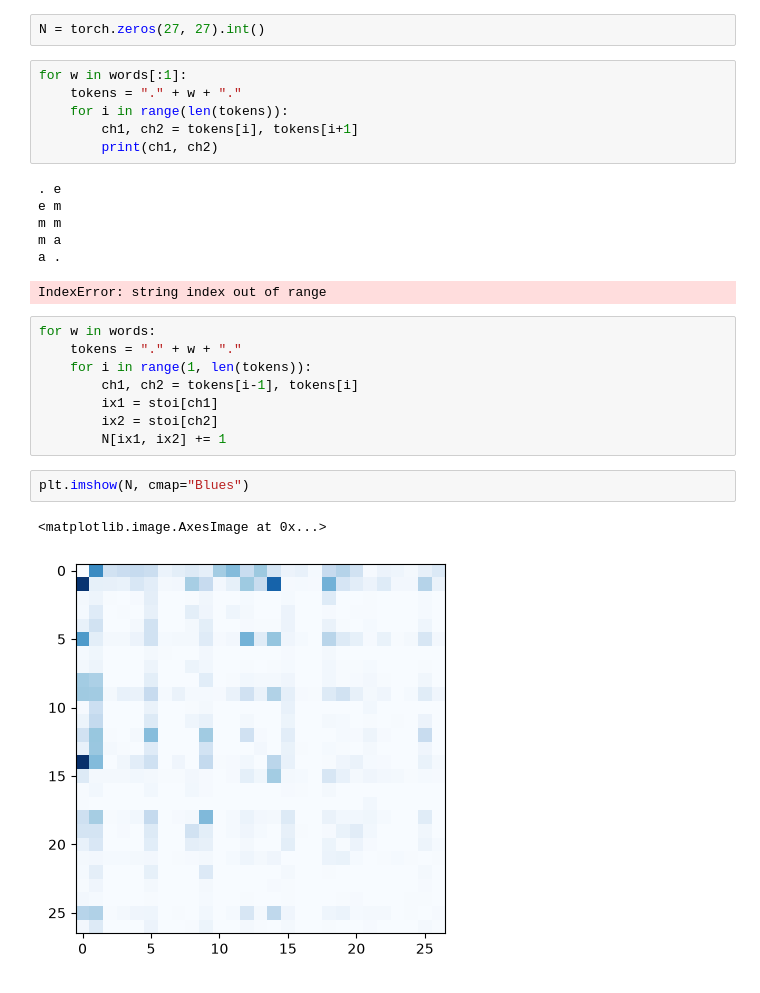
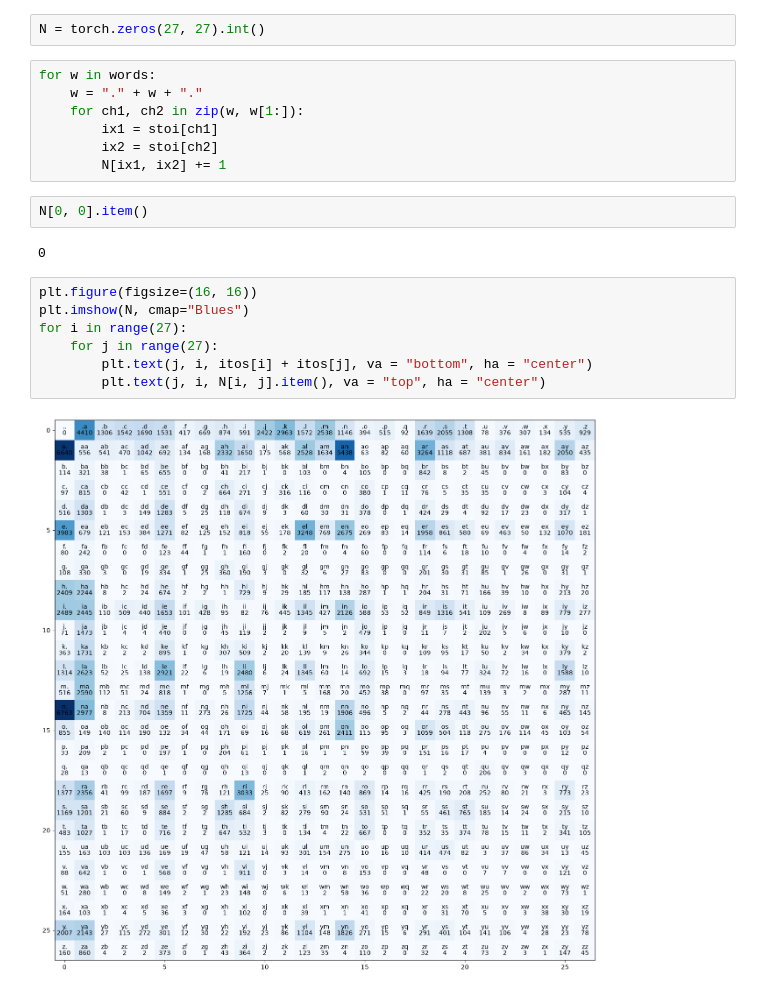
Before and after one commit to syncrodazt/micrograd-from-scratch, a Jupyter notebook: makemore/build-makemore-01.ipynb, the cells around one changed output. Drawn from its saved outputs; the diff is of its cells as text.

```diff
--- a/makemore/build-makemore-01.ipynb
+++ b/makemore/build-makemore-01.ipynb
@@ -48,29 +48,23 @@ import matplotlib.pyplot as plt
 %matplotlib inline
 # %%
 N = torch.zeros(27, 27).int()
-# %%
-for w in words[:1]:
-    tokens = "." + w + "."
-    for i in range(len(tokens)):
-        ch1, ch2 = tokens[i], tokens[i+1]
-        print(ch1, ch2)
-# %% [output]
-. e
-e m
-m m
-m a
-a .
-IndexError: string index out of range
-# %%
-for w in words:
-    tokens = "." + w + "."
-    for i in range(1, len(tokens)):
-        ch1, ch2 = tokens[i-1], tokens[i]
-        ix1 = stoi[ch1]
-        ix2 = stoi[ch2]
-        N[ix1, ix2] += 1
+# %%
+for w in words:
+    w = "." + w + "."
+    for ch1, ch2 in zip(w, w[1:]):
+        ix1 = stoi[ch1]
+        ix2 = stoi[ch2]
+        N[ix1, ix2] += 1
+# %%
+N[0, 0].item()
+# %% [output]
+0
 # %%
+plt.figure(figsize=(16, 16))
 plt.imshow(N, cmap="Blues")
+for i in range(27):
+    for j in range(27):
+        plt.text(j, i, itos[i] + itos[j], va = "bottom", ha = "center")
+        plt.text(j, i, N[i, j].item(), va = "top", ha = "center")
 # %% [output]
-<matplotlib.image.AxesImage at 0x...>
-[figure, old version]
+[figure, new version]
```
Also changed, not shown: parts of 5 cells of this notebook, 2 other files.
